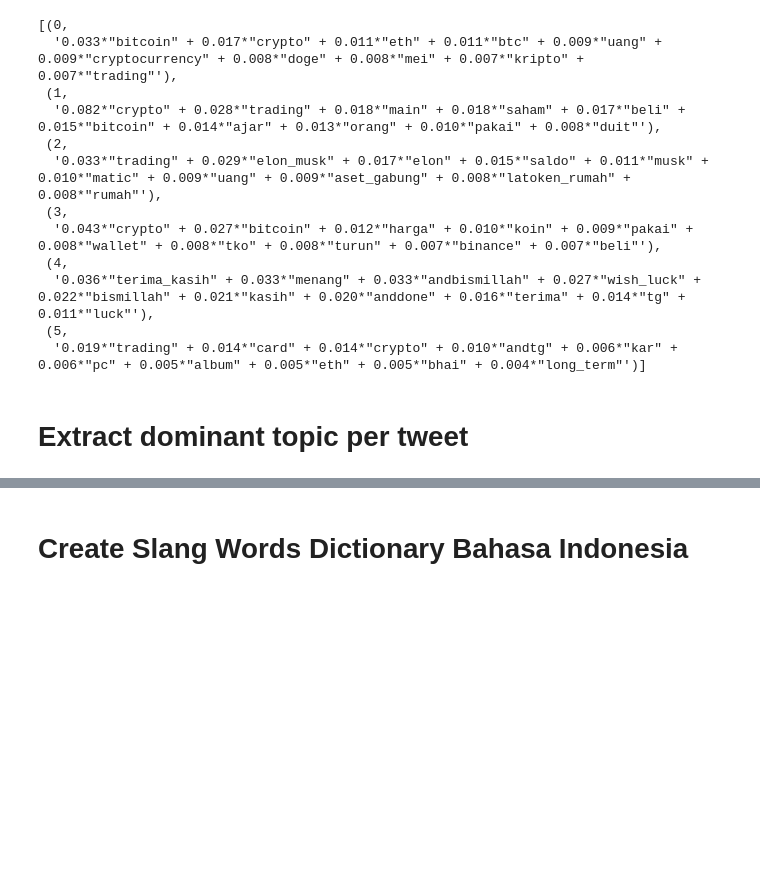
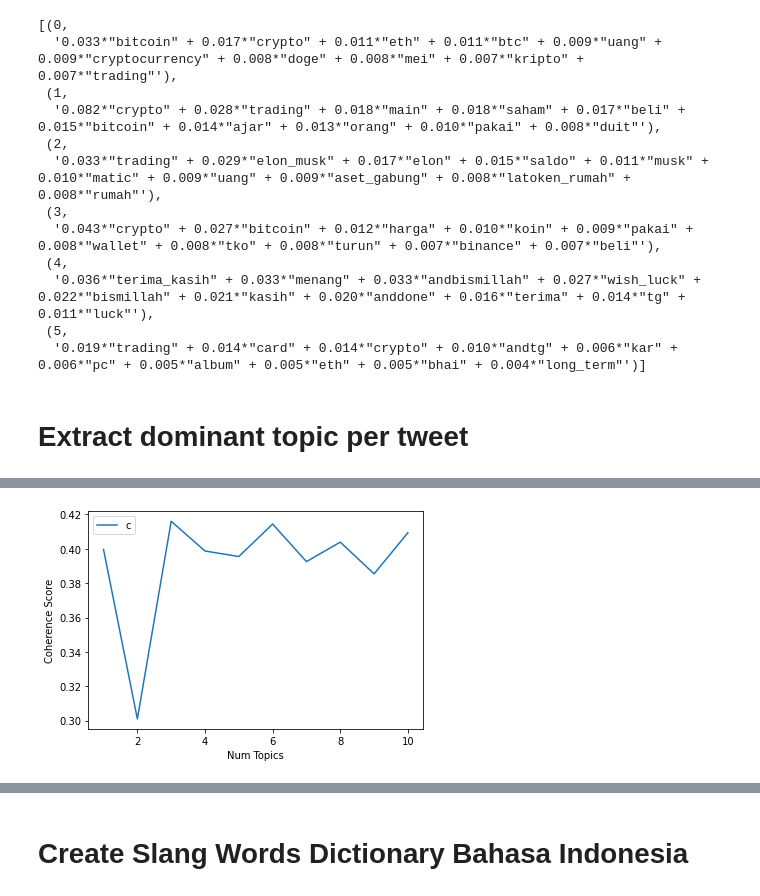
Before and after one commit to SokKanaTorajd/gemastik21, a Jupyter notebook: Topic-Modelling-Gemastik21.ipynb, the cells around one changed output, grey strips where cells are left out. Drawn from its saved outputs; the diff is of its cells as text; code cells hidden in the pictures; blank space fills up the shorter version.

```diff
--- a/Topic-Modelling-Gemastik21.ipynb
+++ b/Topic-Modelling-Gemastik21.ipynb
@@ -715,0 +853,3 @@ df_dominant_topic.to_csv('/content/drive/MyDrive/Gemastik21/dominant_topic_resul
+# %%
+coherence_df = pd.read_csv('/content/drive/MyDrive/Gemastik21/coherence-value-28july.csv')
+coherence_df
@@ -715,0 +868,8 @@ df_dominant_topic.to_csv('/content/drive/MyDrive/Gemastik21/dominant_topic_resul
+# %%
+plt.plot(range(1, num_topics+1), coherence_df['coherence_value'].to_list())
+plt.xlabel('Num Topics')
+plt.ylabel('Coherence Score')
+plt.legend(('coherence_values'), loc='best')
+plt.show()
+# %% [output]
+[figure, added]
```
Also changed, not shown: parts of 24 cells of this notebook.
